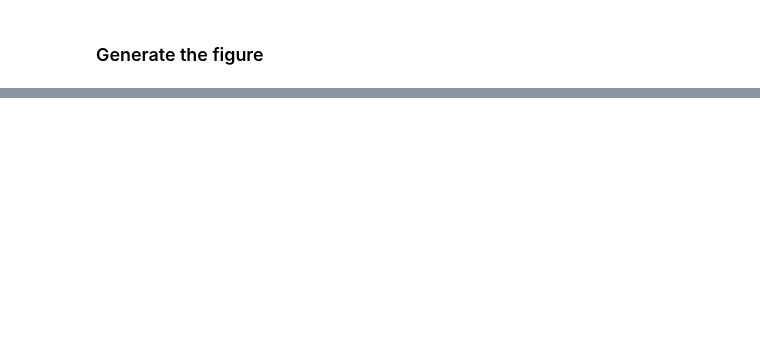
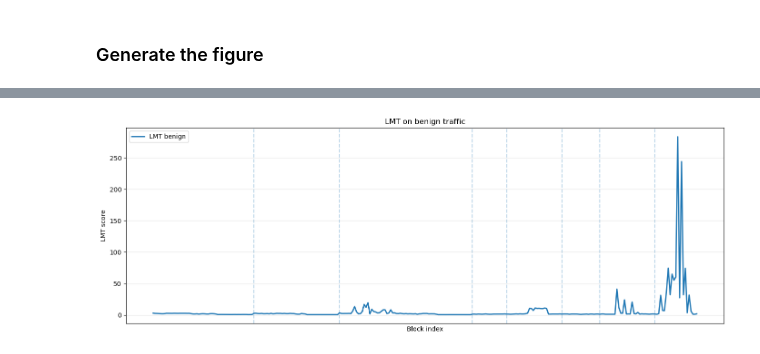
Before and after one commit to SafeNetIoT/LANTERN, a Jupyter notebook: SOTA/analysis.ipynb, the cells around one changed output, grey strips where cells are left out. Saved outputs shown, nothing was run; the diff lists cells and outputs as text; code cells hidden in the pictures; blank space fills up the shorter version.

```diff
--- a/SOTA/analysis.ipynb
+++ b/SOTA/analysis.ipynb
@@ -315,0 +880,34 @@ print(stage_map)
+# %%
+import pandas as pd
+import numpy as np
+import matplotlib.pyplot as plt
+
+df = pd.read_csv("ids17/ids17_portscan_stream_scores.csv")
+df = df.sort_values("global_block_id").reset_index(drop=True)
+
+x = np.arange(len(df))
+
+
+def add_day_boundaries(df):
+    for i in range(1, len(df)):
+        if df["file_order"].iloc[i] != df["file_order"].iloc[i - 1]:
+            plt.axvline(i, linestyle="--", alpha=0.3)
+
+
+plt.figure(figsize=(14, 5))
+
+plt.plot(x, df["lmt_score_benign"], linewidth=2, label="LMT benign")
+
+plt.xticks([])
+add_day_boundaries(df)
+
+plt.ylabel("LMT score")
+plt.xlabel("Block index")
+plt.title("LMT on benign traffic")
+
+plt.legend()
+plt.grid(alpha=0.3)
+plt.tight_layout()
+plt.show()
+# %% [output]
+[figure, added]
```
Also changed, not shown: parts of 7 cells of this notebook, 45 other files.
